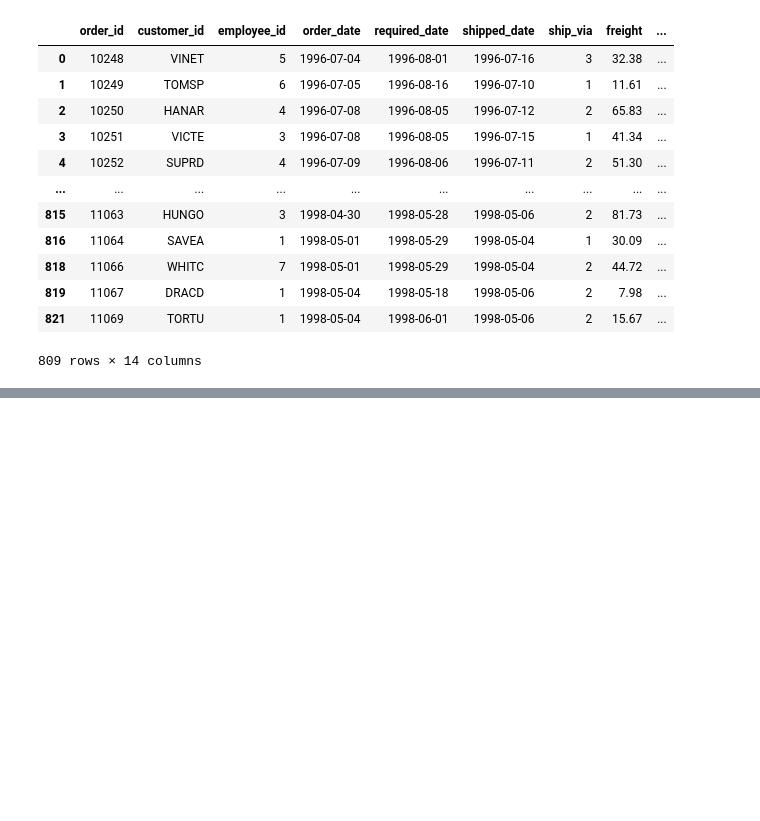
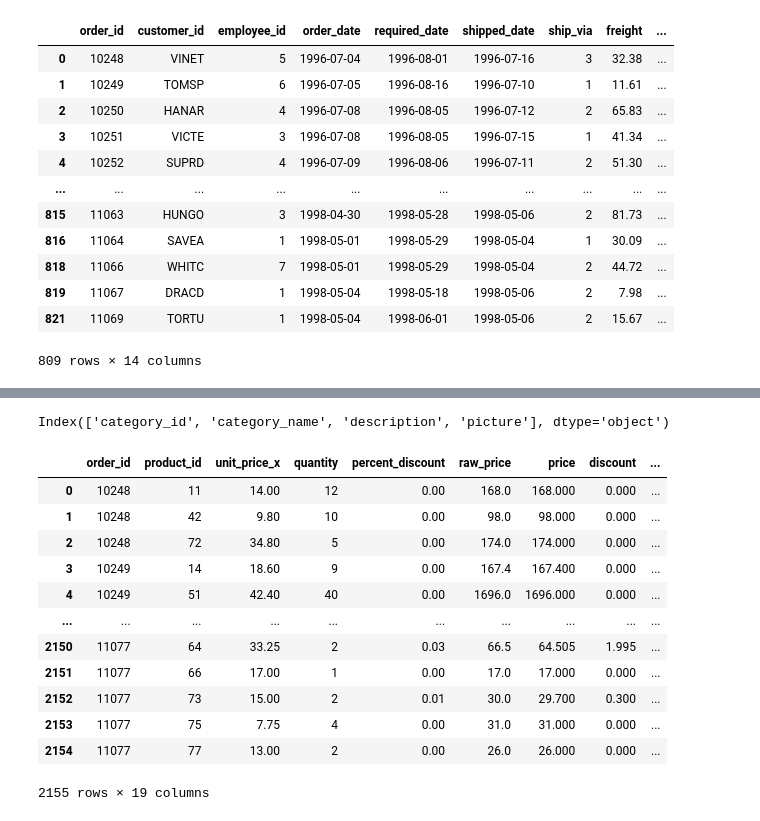
Before and after one commit to thomasfsr/northwind, a Jupyter notebook: notebook.ipynb, the cells around one changed output, grey strips where cells are left out. Saved outputs shown, nothing was run; the diff lists cells and outputs as text; code cells hidden in the pictures; blank space fills up the shorter version.

```diff
--- a/notebook.ipynb
+++ b/notebook.ipynb
@@ -174,0 +179,24 @@ int_od
+# %%
+cat.columns
+# %% [output]
+Index(['category_id', 'category_name', 'description', 'picture'], dtype='object')
+# %%
+pro_join_cat = pd.merge(pro, cat[['category_id', 'category_name', 'description']], on='category_id', how='left')
+# %%
+od_join_pro_join_cat = pd.merge(od, pro_join_cat, on='product_id', how='left')
+# %%
+od_join_pro_join_cat
+# %% [output]
+|  | order_id | product_id | unit_price_x | quantity | percent_discount | raw_price | price | discount | ... |
+| 0 | 10248 | 11 | 14.00 | 12 | 0.00 | 168.0 | 168.000 | 0.000 | ... |
+| 1 | 10248 | 42 | 9.80 | 10 | 0.00 | 98.0 | 98.000 | 0.000 | ... |
+| 2 | 10248 | 72 | 34.80 | 5 | 0.00 | 174.0 | 174.000 | 0.000 | ... |
+| 3 | 10249 | 14 | 18.60 | 9 | 0.00 | 167.4 | 167.400 | 0.000 | ... |
+| 4 | 10249 | 51 | 42.40 | 40 | 0.00 | 1696.0 | 1696.000 | 0.000 | ... |
+| ... | ... | ... | ... | ... | ... | ... | ... | ... | ... |
+| 2150 | 11077 | 64 | 33.25 | 2 | 0.03 | 66.5 | 64.505 | 1.995 | ... |
+| 2151 | 11077 | 66 | 17.00 | 1 | 0.00 | 17.0 | 17.000 | 0.000 | ... |
+| 2152 | 11077 | 73 | 15.00 | 2 | 0.01 | 30.0 | 29.700 | 0.300 | ... |
+| 2153 | 11077 | 75 | 7.75 | 4 | 0.00 | 31.0 | 31.000 | 0.000 | ... |
+| 2154 | 11077 | 77 | 13.00 | 2 | 0.00 | 26.0 | 26.000 | 0.000 | ... |
+2155 rows × 19 columns
```
Also changed, not shown: parts of 7 cells of this notebook.
